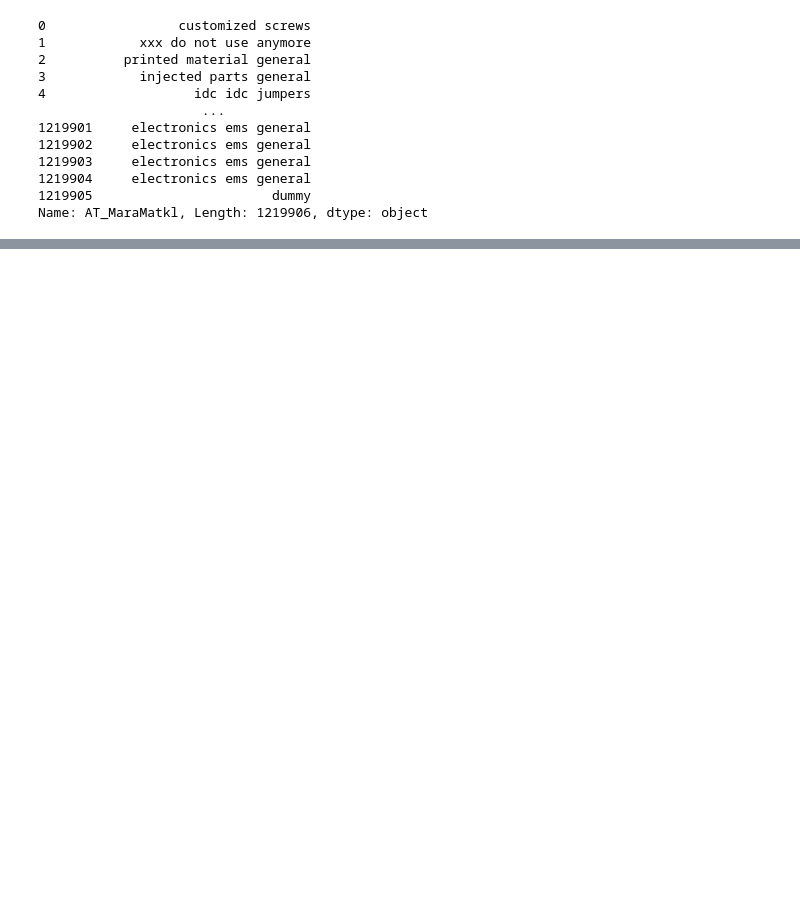
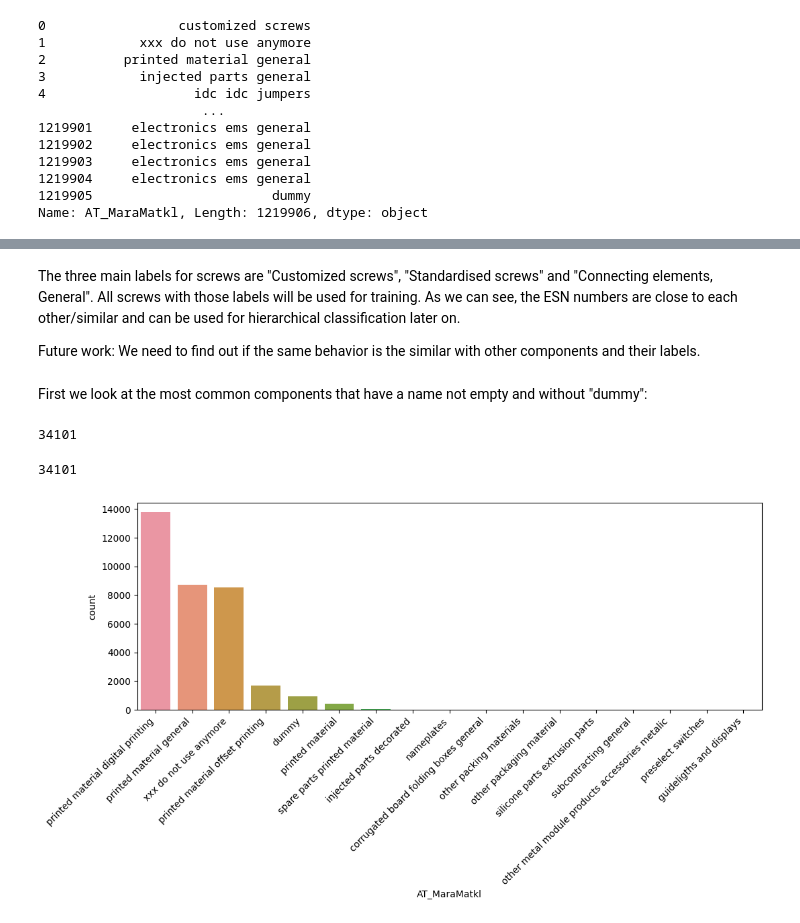
Before and after one commit to danielschulz/OMM-Innovation, a Jupyter notebook: data_split.ipynb, the cells around one changed output, grey strips where cells are left out. Drawn from its saved outputs; the diff is of its cells as text; code cells hidden in the pictures; blank space fills up the shorter version.

```diff
--- a/data_split.ipynb
+++ b/data_split.ipynb
@@ -43,0 +104,24 @@ plt.show()
+# %% [markdown]
+The three main labels for screws are "Customized screws", "Standardised screws" and "Connecting elements, General". All screws with those labels will be used for training. As we can see, the ESN numbers are close to each other/similar and can be used for hierarchical classification later on.
+
+Future work: We need to find out if the same behavior is the similar with other components and their labels.
+# %% [markdown]
+First we look at the most common components that have a name not empty and without "dummy":
+# %%
+# get all AT_MaraMatkl values where the dataframe name contains lens head screw
+labels = df[df['Name'].str.contains('instruction manual')]['AT_MaraMatkl']
+display(len(df[df['Name'].str.contains('instruction manual')]),len(labels))
+
+# plot distribution of the labels
+import matplotlib.pyplot as plt
+import seaborn as sns
+%matplotlib inline
+
+plt.figure(figsize=(12, 4))
+chart = sns.countplot(x=df[df['Name'].str.contains('instruction manual')]['AT_MaraMatkl'], order=pd.value_counts(df[df['Name'].str.contains('instruction manual')]['AT_MaraMatkl']).iloc[:30].index)
+chart.set_xticklabels(chart.get_xticklabels(), rotation=45, horizontalalignment='right')
+plt.show()
+# %% [output]
+34101
+34101
+[figure, added]
```
Also changed, not shown: parts of 10 cells of this notebook.
